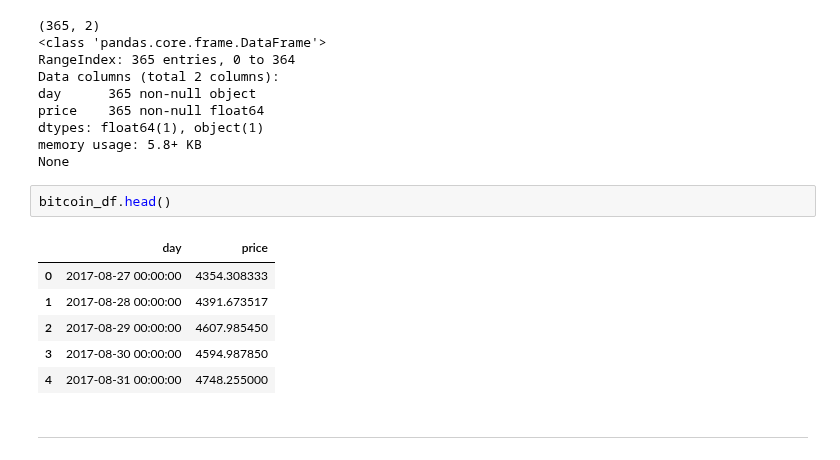
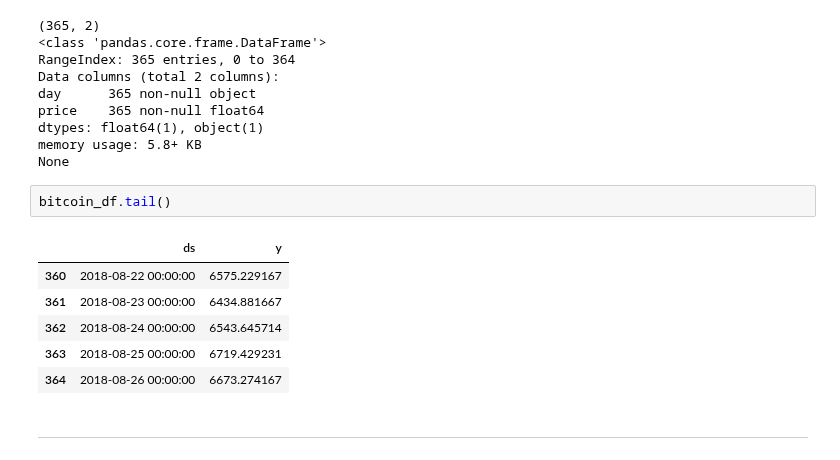
Before and after one commit to yoonkt200/python-data-analysis, a Jupyter notebook: chapter2/02-coin-prediction.ipynb, the cells around one changed output. Cells and saved outputs as stored; diff of their text form.

```diff
--- a/chapter2/02-coin-prediction.ipynb
+++ b/chapter2/02-coin-prediction.ipynb
@@ -59,14 +64,14 @@ dtypes: float64(1), object(1)
 memory usage: 5.8+ KB
 None
 # %%
-bitcoin_df.head()
+bitcoin_df.tail()
 # %% [output]
-|  | day | price |
-| 0 | 2017-08-27 00:00:00 | 4354.308333 |
-| 1 | 2017-08-28 00:00:00 | 4391.673517 |
-| 2 | 2017-08-29 00:00:00 | 4607.985450 |
-| 3 | 2017-08-30 00:00:00 | 4594.987850 |
-| 4 | 2017-08-31 00:00:00 | 4748.255000 |
+|  | ds | y |
+| 360 | 2018-08-22 00:00:00 | 6575.229167 |
+| 361 | 2018-08-23 00:00:00 | 6434.881667 |
+| 362 | 2018-08-24 00:00:00 | 6543.645714 |
+| 363 | 2018-08-25 00:00:00 | 6719.429231 |
+| 364 | 2018-08-26 00:00:00 | 6673.274167 |
 # %% [markdown]
 -----
 # %% [markdown]
```
Also changed, not shown: parts of 18 cells of this notebook.
